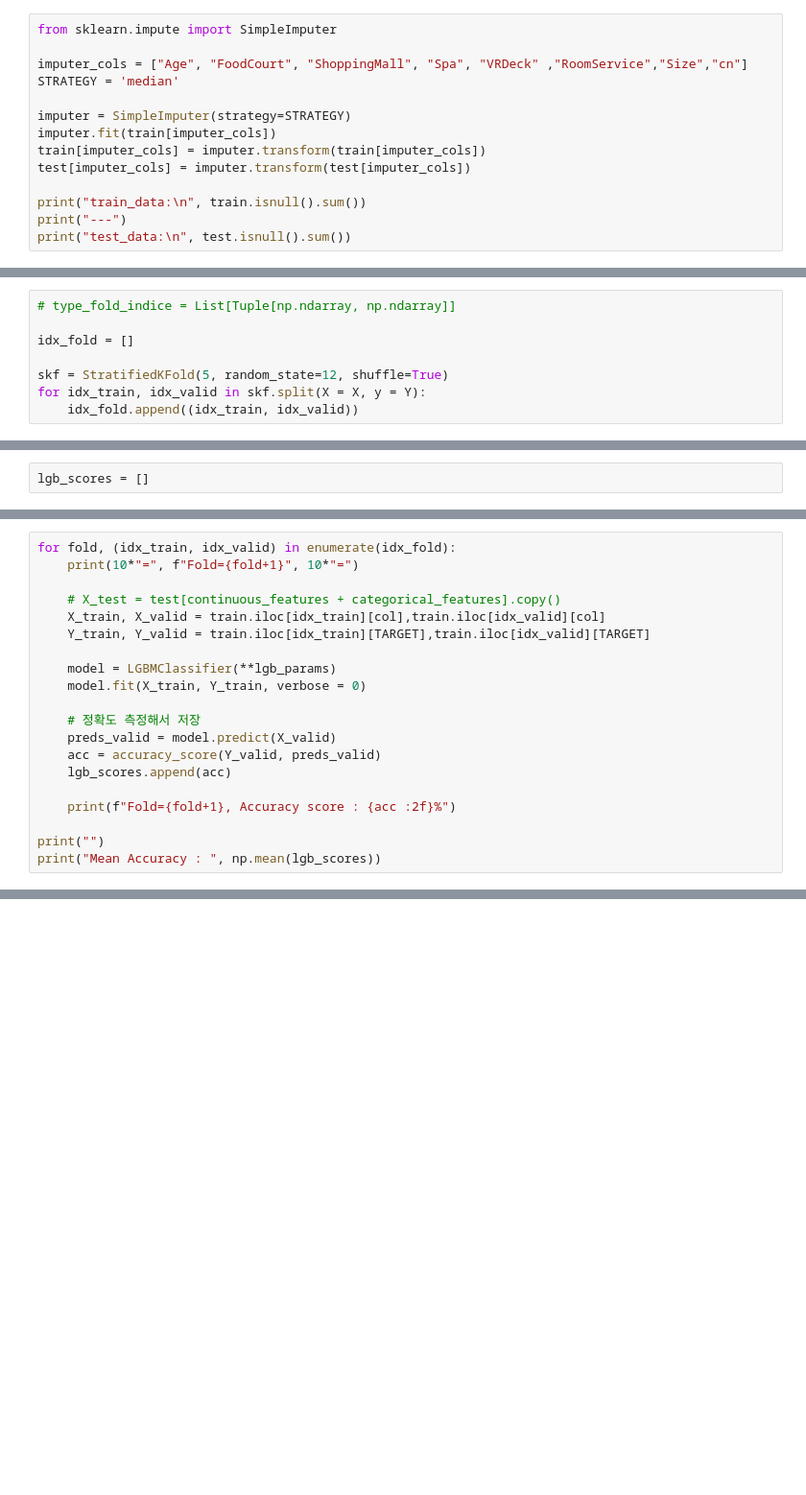
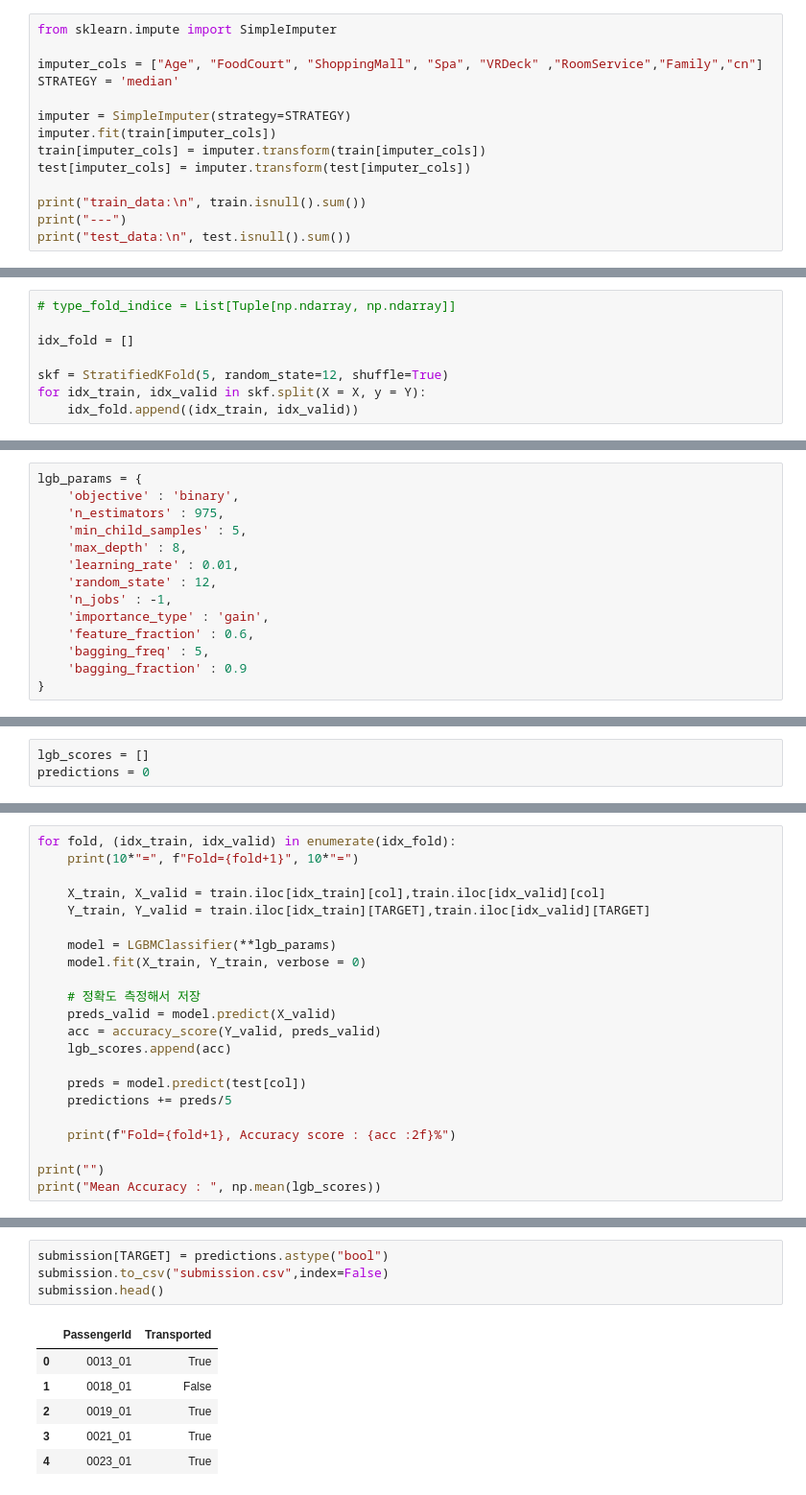
Before and after one commit to zerobbang/Kaggle_onboard_April, a Jupyter notebook: second.ipynb, the cells around one changed output, grey strips where cells are left out. Shown: that part at 96% size. Drawn from its saved outputs; the diff is of its cells as text; blank space fills up the shorter version.

```diff
--- a/second.ipynb
+++ b/second.ipynb
@@ -284,7 +326,7 @@ train, test = label_encoder(train,test,label_cols)
 # %%
 from sklearn.impute import SimpleImputer
 
-imputer_cols = ["Age", "FoodCourt", "ShoppingMall", "Spa", "VRDeck" ,"RoomService","Size","cn"]
+imputer_cols = ["Age", "FoodCourt", "ShoppingMall", "Spa", "VRDeck" ,"RoomService","Family","cn"]
 STRATEGY = 'median'
 
 imputer = SimpleImputer(strategy=STRATEGY)
@@ -430,0 +507,14 @@ lgb_params = {
+# %%
+lgb_params = {
+    'objective' : 'binary',
+    'n_estimators' : 975,
+    'min_child_samples' : 5,
+    'max_depth' : 8,
+    'learning_rate' : 0.01,
+    'random_state' : 12,
+    'n_jobs' : -1,
+    'importance_type' : 'gain',
+    'feature_fraction' : 0.6,
+    'bagging_freq' : 5,
+    'bagging_fraction' : 0.9
+}
@@ -431,2 +524,3 @@ lgb_params = {
 # %%
 lgb_scores = []
+predictions = 0
@@ -434,7 +540,6 @@ lgb_scores = []
 for fold, (idx_train, idx_valid) in enumerate(idx_fold):
     print(10*"=", f"Fold={fold+1}", 10*"=")
 
-    # X_test = test[continuous_features + categorical_features].copy()
     X_train, X_valid = train.iloc[idx_train][col],train.iloc[idx_valid][col]
     Y_train, Y_valid = train.iloc[idx_train][TARGET],train.iloc[idx_valid][TARGET]
 
@@ -446,6 +551,9 @@ for fold, (idx_train, idx_valid) in enumerate(idx_fold):
     acc = accuracy_score(Y_valid, preds_valid)
     lgb_scores.append(acc)
 
+    preds = model.predict(test[col])
+    predictions += preds/5
+
     print(f"Fold={fold+1}, Accuracy score : {acc :2f}%")
 
 print("")
@@ -465,0 +585,11 @@ Mean Accuracy :  0.8065097661380991
+# %%
+submission[TARGET] = predictions.astype("bool")
+submission.to_csv("submission.csv",index=False)
+submission.head()
+# %% [output]
+|  | PassengerId | Transported |
+| 0 | 0013_01 | True |
+| 1 | 0018_01 | False |
+| 2 | 0019_01 | True |
+| 3 | 0021_01 | True |
+| 4 | 0023_01 | True |
```
Also changed, not shown: parts of 53 cells of this notebook.
